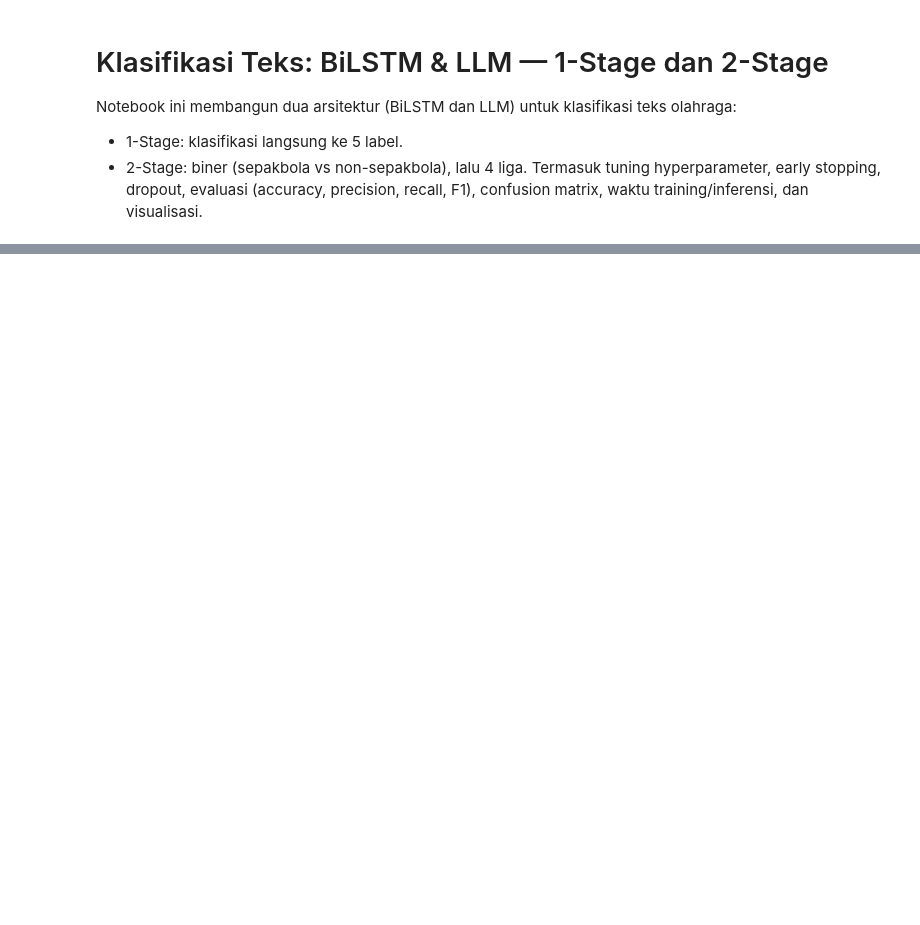
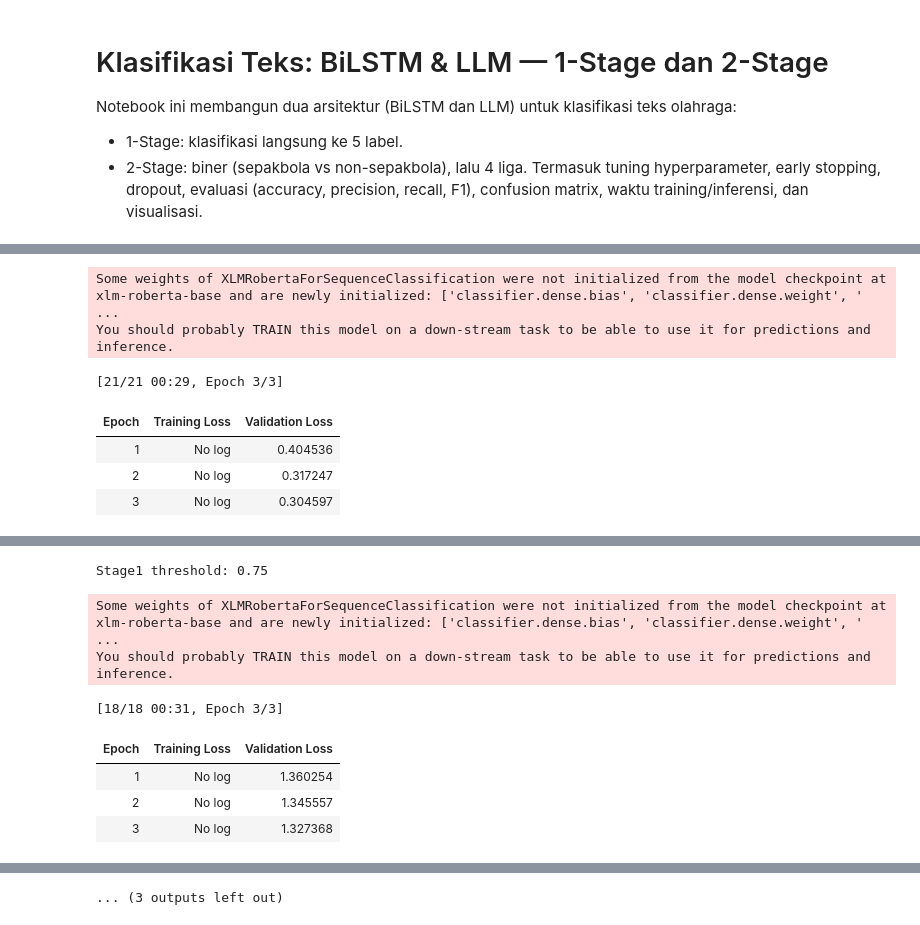
Before and after one commit to fauzi-tsani/text-classification, a Jupyter notebook: classification_experiments.ipynb, the cells around one changed output, grey strips where cells are left out. Cells and saved outputs as stored; diff of their text form; code cells hidden in the pictures; blank space fills up the shorter version.

```diff
--- a/classification_experiments.ipynb
+++ b/classification_experiments.ipynb
@@ -382,6 +455,8 @@ TypeError: TrainingArguments.__init__() got an unexpected keyword argument 'eval
 # %%
 # LLM — 2-Stage pipeline dengan threshold optimal di Stage1
 from transformers import AutoModelForSequenceClassification
+import pandas as pd # Added import statement for pandas
+
 
 def run_llm_2stage(model_name='xlm-roberta-base', num_epochs=3, lr=2e-5, bs=16):
     # Load stage splits
@@ -399,7 +474,7 @@ def run_llm_2stage(model_name='xlm-roberta-base', num_epochs=3, lr=2e-5, bs=16):
     t1_texts, y1_train, ds1_train = prep_bin(train1)
     v1_texts, y1_val, ds1_val = prep_bin(val1)
     s1_model = AutoModelForSequenceClassification.from_pretrained(model_name, num_labels=2)
-    args1 = TrainingArguments(output_dir='experiments/llm_2stage/stage1', learning_rate=lr, per_device_train_batch_size=bs, per_device_eval_batch_size=bs, num_train_epochs=num_epochs, evaluation_strategy='epoch', save_strategy='epoch', load_best_model_at_end=True, report_to=[], lr_scheduler_type='linear', warmup_ratio=0.1)
+    args1 = TrainingArguments(output_dir='experiments/llm_2stage/stage1', learning_rate=lr, per_device_train_batch_size=bs, per_device_eval_batch_size=bs, num_train_epochs=num_epochs, eval_strategy='epoch', save_strategy='epoch', load_best_model_at_end=True, report_to=[], lr_scheduler_type='linear', warmup_ratio=0.1)
     coll = DataCollatorWithPadding(tokenizer=tok)
     tr1 = Trainer(model=s1_model, args=args1, train_dataset=ds1_train, eval_dataset=ds1_val, tokenizer=tok, data_collator=coll)
     tr1.train()
@@ -412,7 +487,7 @@ def run_llm_2stage(model_name='xlm-roberta-base', num_epochs=3, lr=2e-5, bs=16):
     t2_texts, y2_train, ds2_train = prep_4(train2)
     v2_texts, y2_val, ds2_val = prep_4(val2)
     s2_model = AutoModelForSequenceClassification.from_pretrained(model_name, num_labels=4)
-    args2 = TrainingArguments(output_dir='experiments/llm_2stage/stage2', learning_rate=lr, per_device_train_batch_size=bs, per_device_eval_batch_size=bs, num_train_epochs=num_epochs, evaluation_strategy='epoch', save_strategy='epoch', load_best_model_at_end=True, report_to=[], lr_scheduler_type='linear', warmup_ratio=0.1)
+    args2 = TrainingArguments(output_dir='experiments/llm_2stage/stage2', learning_rate=lr, per_device_train_batch_size=bs, per_device_eval_batch_size=bs, num_train_epochs=num_epochs, eval_strategy='epoch', save_strategy='epoch', load_best_model_at_end=True, report_to=[], lr_scheduler_type='linear', warmup_ratio=0.1)
     tr2 = Trainer(model=s2_model, args=args2, train_dataset=ds2_train, eval_dataset=ds2_val, tokenizer=tok, data_collator=coll)
     tr2.train()
 
@@ -443,30 +518,38 @@ def run_llm_2stage(model_name='xlm-roberta-base', num_epochs=3, lr=2e-5, bs=16):
         else:
             p2 = np.array([])
 
         idx = 0
         for flag in is_fb:
             if flag:
                 preds.append(int(p2[idx]))
                 idx += 1
             else:
                 preds.append(4)
         return np.array(preds)
 
     # Evaluasi
     train5 = pd.read_csv('dataset/train_5class.csv'); val5 = pd.read_csv('dataset/val_5class.csv'); test5 = pd.read_csv('dataset/test_5class.csv')
     def eval_df(df):
         texts = df['text'].astype(str).tolist(); y_true = df['label_5class'].map(LEAGUE_TO_IDX).values
         y_pred = predict_5(texts)
         rep = classification_report_np(y_true, y_pred, LABELS_5CLASS)
         cm = confusion_matrix_np(y_true, y_pred, len(LABELS_5CLASS))
         return rep, cm
     rep_train, cm_train = eval_df(train5)
     rep_val, cm_val = eval_df(val5)
     rep_test, cm_test = eval_df(test5)
     return {
         'train': rep_train, 'val': rep_val, 'test': rep_test,
         'cm_train': cm_train, 'cm_val': cm_val, 'cm_test': cm_test
     }
 
 llm_2_results = run_llm_2stage()
 llm_2_results['val']['accuracy'], llm_2_results['test']['accuracy']
+# %% [output]
+Some weights of XLMRobertaForSequenceClassification were not initialized from the model checkpoint at xlm-roberta-base and are newly initialized: ['classifier.dense.bias', 'classifier.dense.weight', ' ...
+You should probably TRAIN this model on a down-stream task to be able to use it for predictions and inference.
+[21/21 00:29, Epoch 3/3]
+| Epoch | Training Loss | Validation Loss |
+| 1 | No log | 0.404536 |
+| 2 | No log | 0.317247 |
+| 3 | No log | 0.304597 |
@@ -472,0 +557,8 @@ llm_2_results['val']['accuracy'], llm_2_results['test']['accuracy']
+Stage1 threshold: 0.75
+Some weights of XLMRobertaForSequenceClassification were not initialized from the model checkpoint at xlm-roberta-base and are newly initialized: ['classifier.dense.bias', 'classifier.dense.weight', ' ...
+You should probably TRAIN this model on a down-stream task to be able to use it for predictions and inference.
+[18/18 00:31, Epoch 3/3]
+| Epoch | Training Loss | Validation Loss |
+| 1 | No log | 1.360254 |
+| 2 | No log | 1.345557 |
+| 3 | No log | 1.327368 |
@@ -473,3 +569,4 @@ llm_2_results['val']['accuracy'], llm_2_results['test']['accuracy']
+... (3 outputs left out)
 # %%
 # Visualisasi perbandingan performa (contoh bar chart dari summary)
 def plot_bar_comparison(df, title):
```
Also changed, not shown: parts of 18 cells of this notebook.
